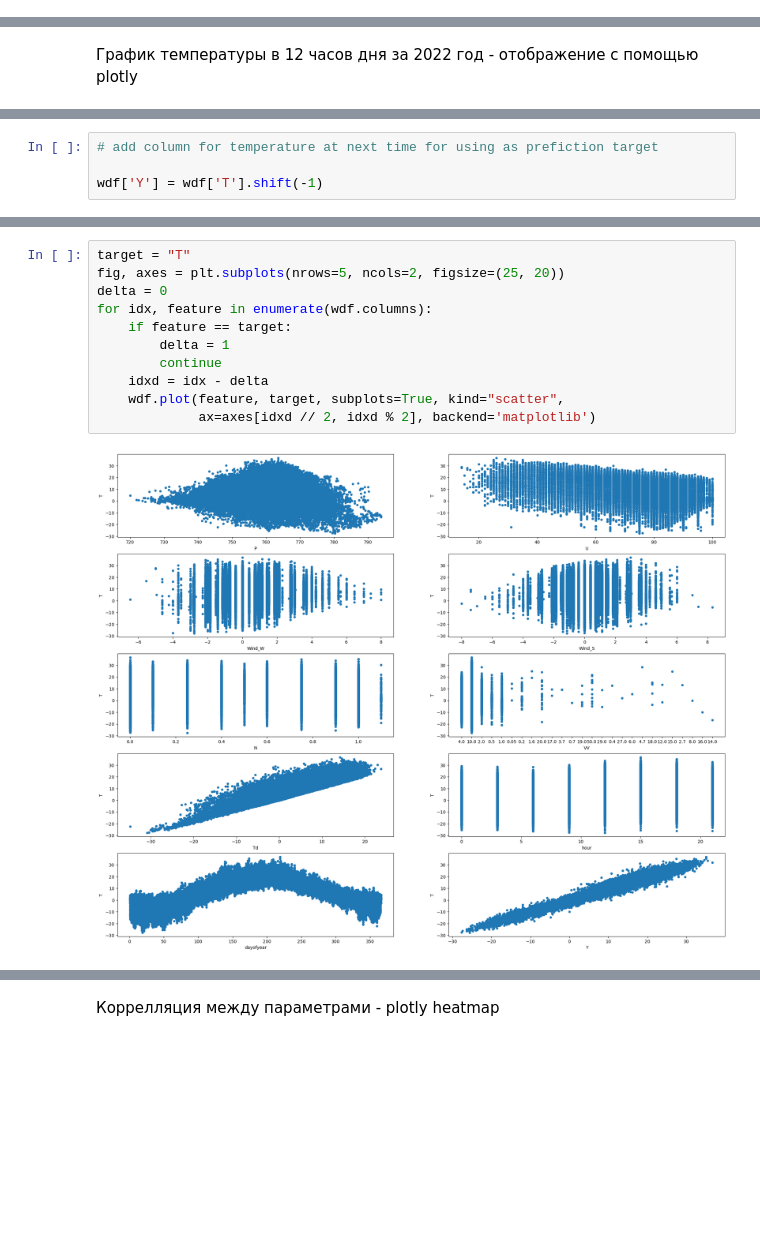
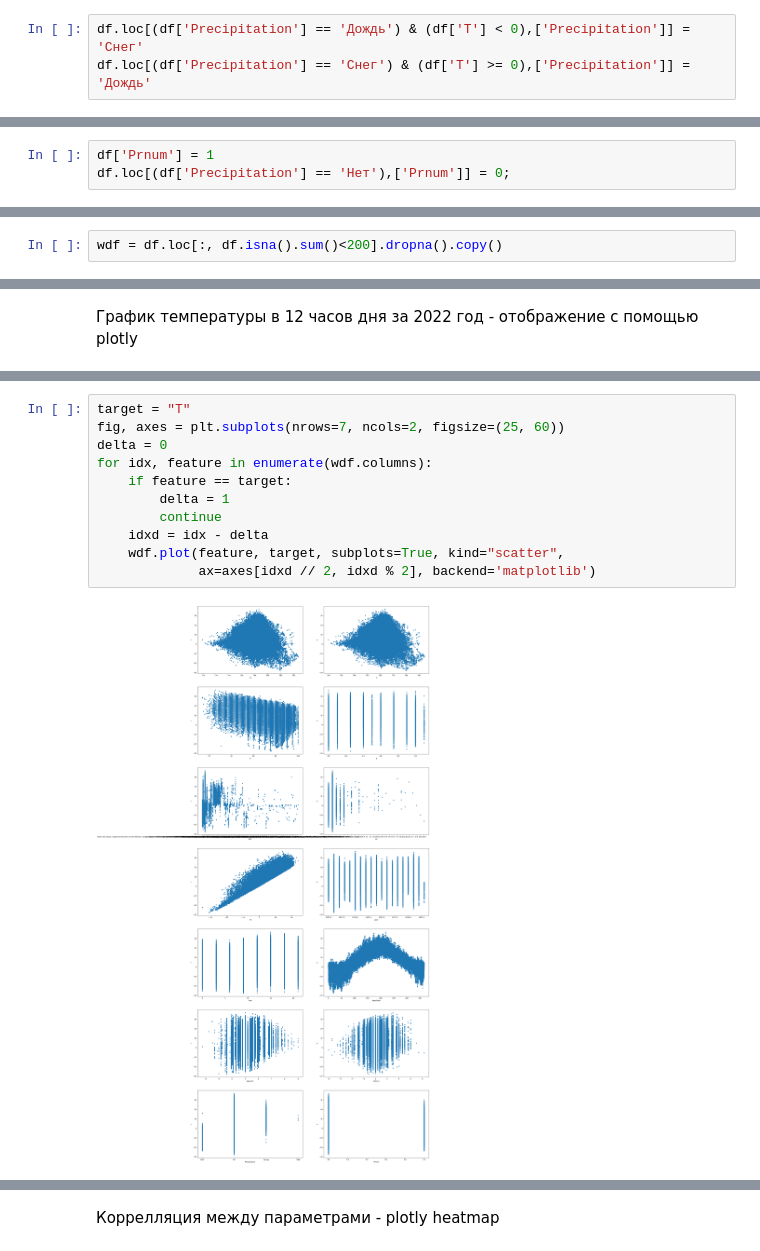
Before and after one commit to av-gav/itmo-ml, a Jupyter notebook: Weather.ipynb, the cells around one changed output, grey strips where cells are left out. Cells and saved outputs as stored; diff of their text form; blank space fills up the shorter version.

```diff
--- a/Weather.ipynb
+++ b/Weather.ipynb
@@ -206,0 +333,3 @@ wdf = df[cols].dropna()
+# %%
+df.loc[(df['Precipitation'] == 'Дождь') & (df['T'] < 0),['Precipitation']] = 'Снег'
+df.loc[(df['Precipitation'] == 'Снег') & (df['T'] >= 0),['Precipitation']] = 'Дождь'
@@ -206,0 +338,3 @@ wdf = df[cols].dropna()
+# %%
+df['Prnum'] = 1
+df.loc[(df['Precipitation'] == 'Нет'),['Prnum']] = 0;
@@ -207,3 +343,5 @@ wdf = df[cols].dropna()
+# %%
+wdf = df.loc[:, df.isna().sum()<200].dropna().copy()
 # %%
 wdf.describe()
 # %% [output]
@@ -222,7 +360,3 @@ wdf.describe()
 wdf.loc[wdf.index.hour == 12].loc['2022-01-01':'2022-12-31',['T']].plot()
 # %% [output]
 [interactive output not drawn]
-# %%
-# add column for temperature at next time for using as prefiction target
-
-wdf['Y'] = wdf['T'].shift(-1)
@@ -246,13 +363,13 @@ wdf
 # %%
 target = "T"
-fig, axes = plt.subplots(nrows=5, ncols=2, figsize=(25, 20))
+fig, axes = plt.subplots(nrows=7, ncols=2, figsize=(25, 60))
 delta = 0
 for idx, feature in enumerate(wdf.columns):
     if feature == target:
         delta = 1
         continue
     idxd = idx - delta
     wdf.plot(feature, target, subplots=True, kind="scatter",
              ax=axes[idxd // 2, idxd % 2], backend='matplotlib')
 # %% [output]
-[figure, old version]
+[figure, new version]
```
Also changed, not shown: parts of 46 cells of this notebook.
